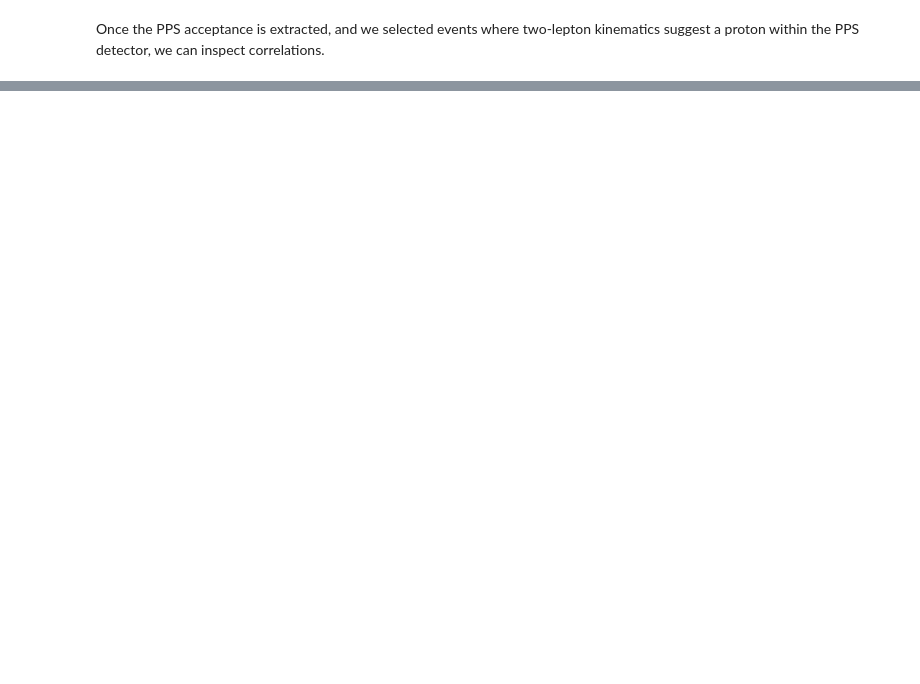
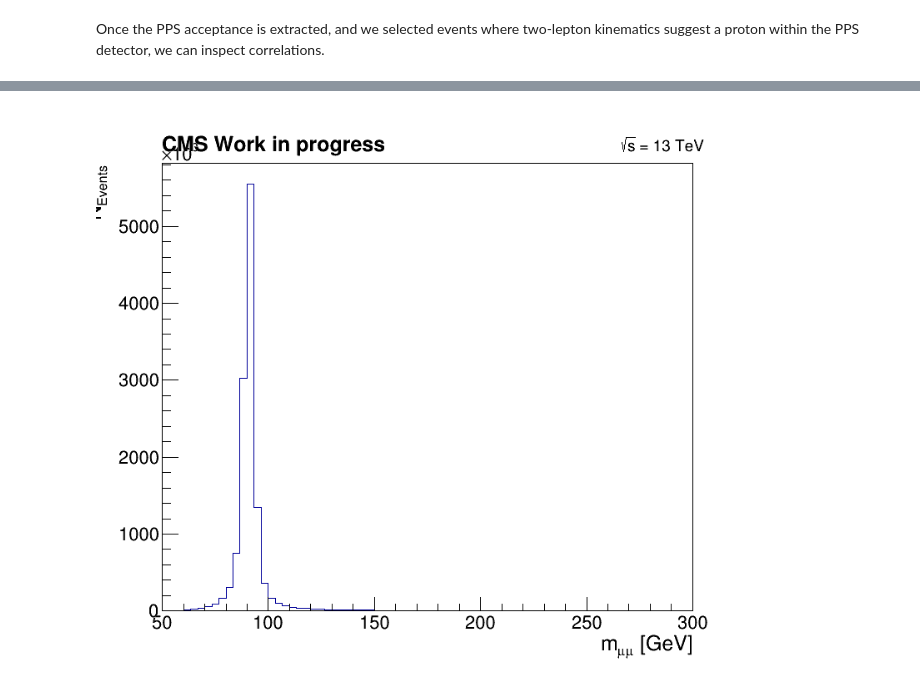
Before and after one commit to CloudPyRDF/sample_pps_analysis, a Jupyter notebook: exclusive-dilep/PrepareDataFrames.ipynb, the cells around one changed output, grey strips where cells are left out. Cells and saved outputs as stored; diff of their text form; code cells hidden in the pictures; blank space fills up the shorter version.

```diff
--- a/exclusive-dilep/PrepareDataFrames.ipynb
+++ b/exclusive-dilep/PrepareDataFrames.ipynb
@@ -82,9 +212,11 @@ found 0 files
 # %% [markdown]
 To read the data we will use [RDataFrame](https://root.cern.ch/doc/master/group__tutorial__dataframe.html) interface to work with nanoAOD trees.
 # %%
-RDataFrame = [...].AWS.RDataFrame
+RDataFrame =  ROOT.RDF.Experimental.Distributed.AWS.RDataFrame
 
-df = RDataFrame("Events",files, npartitions=128)
+df = RDataFrame("Events", files, npartitions=64)
+df.backend.add_header('SelectorTools.h');
+# df.__dict__['_headnode'].__dict__['backend'].__dict__['paths'].append(('SelectorTools.h', open('SelectorTools.h','r').read()))
 # %%
 #print number of events in the dataframe:
 import logging
@@ -397,0 +457,6 @@ h_xi1_2D = df_dimu_sel_pro1_withll.Histo2D(("negXi_2D", ";#xi_{ll};#xi_{pp}", 64
+# %%
+# Produce plots - invariant mass
+c=PlotMe(h_mll)
+c.Draw()
+c.SaveAs("dimuon_spectrum.pdf")
+# %% [output]
@@ -397,0 +465 @@ h_xi1_2D = df_dimu_sel_pro1_withll.Histo2D(("negXi_2D", ";#xi_{ll};#xi_{pp}", 64
+[figure, added]
```
Also changed, not shown: parts of 36 cells of this notebook, 4 other files.
